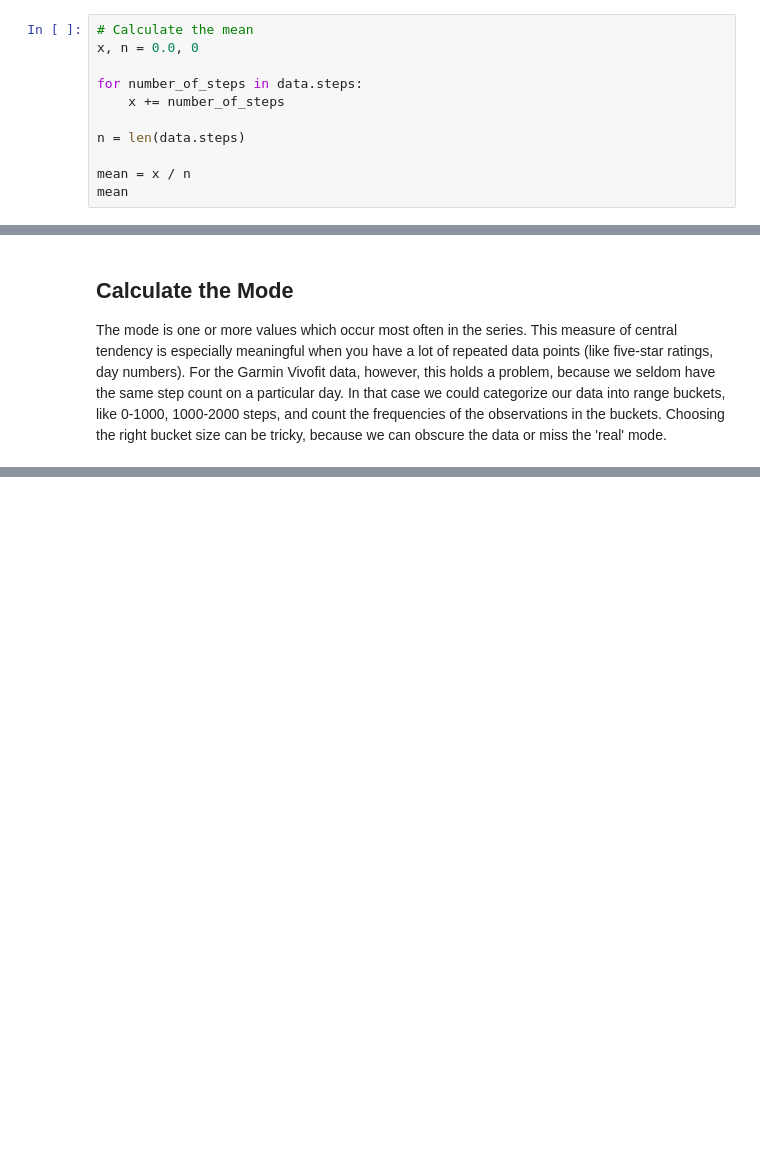
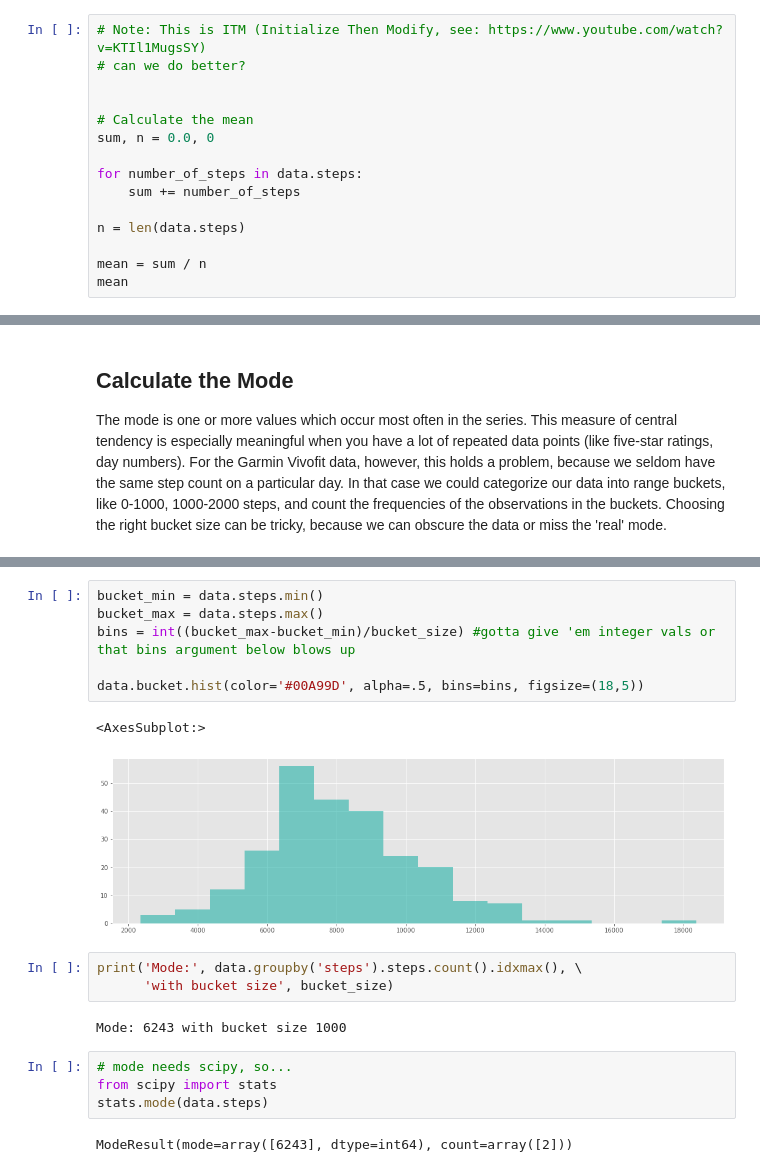
Before and after one commit to shauryashaurya/Notes-on-Statistics-and-Machine-Learning, a Jupyter notebook: 0007 Mean, Median and Mode with Garmin Vivofit Data.ipynb, the cells around one changed output, grey strips where cells are left out. Cells and saved outputs as stored; diff of their text form; blank space fills up the shorter version.

```diff
--- a/0007 Mean, Median and Mode with Garmin Vivofit Data.ipynb
+++ b/0007 Mean, Median and Mode with Garmin Vivofit Data.ipynb
@@ -40,15 +40,19 @@ The arithmetic mean is the most commonly used measure of central tendency. The G
 
 $$\mu= \frac{1}{n}\sum_{i=0}^n x_i$$
 # %%
+# Note: This is ITM (Initialize Then Modify, see: https://www.youtube.com/watch?v=KTIl1MugsSY)
+# can we do better?
+
+
 # Calculate the mean
-x, n = 0.0, 0
+sum, n = 0.0, 0
 
 for number_of_steps in data.steps:
-    x += number_of_steps
+    sum += number_of_steps
 
 n = len(data.steps)
 
-mean = x / n
+mean = sum / n
 mean
 # %% [output]
 8059.653225806452
@@ -153,0 +172,20 @@ Mode: 6243.0 with bucket size 1000
+# %%
+bucket_min = data.steps.min()
+bucket_max = data.steps.max()
+bins = int((bucket_max-bucket_min)/bucket_size) #gotta give 'em integer vals or that bins argument below blows up
+
+data.bucket.hist(color='#00A99D', alpha=.5, bins=bins, figsize=(18,5))
+# %% [output]
+<AxesSubplot:>
+[figure, added]
+# %%
+print('Mode:', data.groupby('steps').steps.count().idxmax(), \
+      'with bucket size', bucket_size)
+# %% [output]
+Mode: 6243 with bucket size 1000
+# %%
+# mode needs scipy, so...
+from scipy import stats
+stats.mode(data.steps)
+# %% [output]
+ModeResult(mode=array([6243], dtype=int64), count=array([2]))
```
Also changed, not shown: parts of 5 cells of this notebook, 4 other files.
